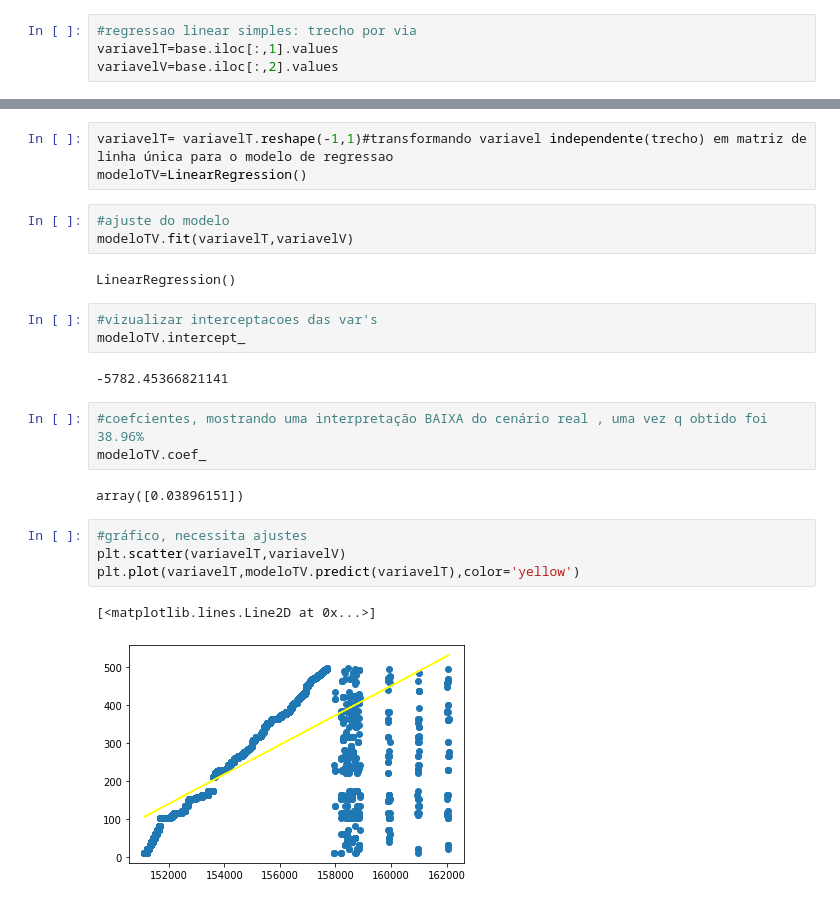
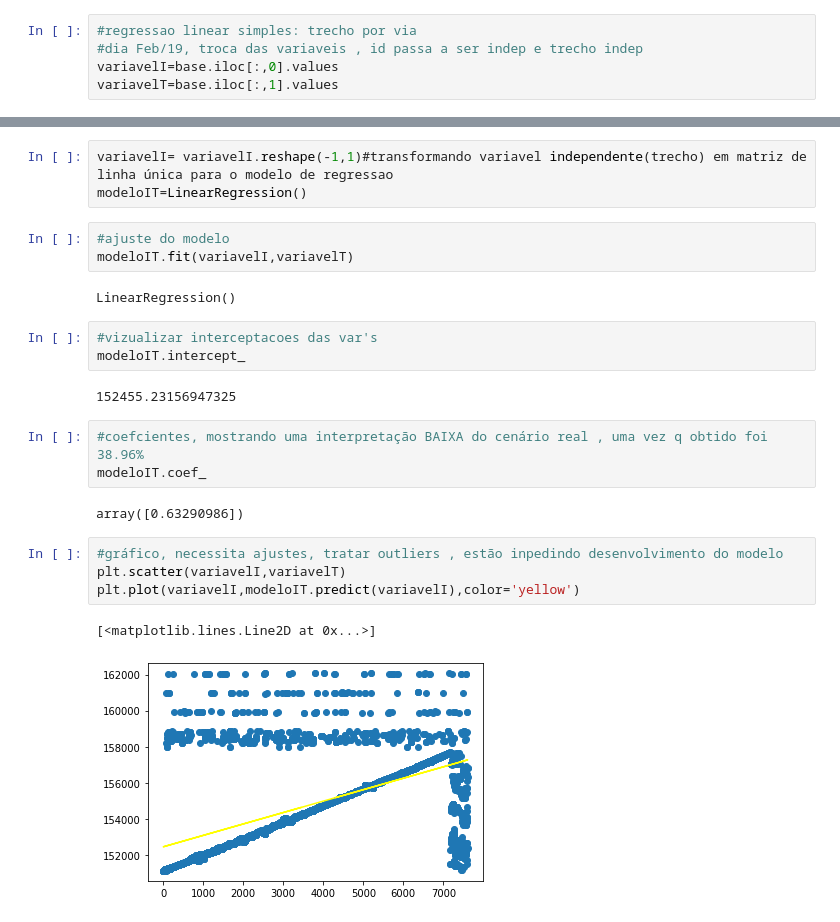
Before and after one commit to WandersonGustavo/Imersao_Alura, a Jupyter notebook: dnit_dados.ipynb, the cells around one changed output, grey strips where cells are left out. Drawn from its saved outputs; the diff is of its cells as text.

```diff
--- a/dnit_dados.ipynb
+++ b/dnit_dados.ipynb
@@ -123,7 +123,8 @@ Text(0.5, 1.0, 'Vias de trafego')
 [figure]
 # %%
 #regressao linear simples: trecho por via
+#dia Feb/19, troca das variaveis , id passa a ser indep e trecho indep
+variavelI=base.iloc[:,0].values
 variavelT=base.iloc[:,1].values
-variavelV=base.iloc[:,2].values
 # %%
 #construção da correlacao: 0.68 o que representa uma correlacao minimamente alta
@@ -135,25 +136,25 @@ array([[1.        , 0.68372183],
 # %%
-variavelT= variavelT.reshape(-1,1)#transformando variavel independente(trecho) em matriz de linha única para o modelo de regressao
-modeloTV=LinearRegression()
+variavelI= variavelI.reshape(-1,1)#transformando variavel independente(trecho) em matriz de linha única para o modelo de regressao
+modeloIT=LinearRegression()
 # %%
 #ajuste do modelo
-modeloTV.fit(variavelT,variavelV)
+modeloIT.fit(variavelI,variavelT)
 # %% [output]
 LinearRegression()
 # %%
 #vizualizar interceptacoes das var's
-modeloTV.intercept_
+modeloIT.intercept_
 # %% [output]
--5782.45366821141
+152455.23156947325
 # %%
 #coefcientes, mostrando uma interpretação BAIXA do cenário real , uma vez q obtido foi 38.96%
-modeloTV.coef_
+modeloIT.coef_
 # %% [output]
-array([0.03896151])
+array([0.63290986])
 # %%
-#gráfico, necessita ajustes
-plt.scatter(variavelT,variavelV)
-plt.plot(variavelT,modeloTV.predict(variavelT),color='yellow')
+#gráfico, necessita ajustes, tratar outliers , estão inpedindo desenvolvimento do modelo
+plt.scatter(variavelI,variavelT)
+plt.plot(variavelI,modeloIT.predict(variavelI),color='yellow')
 # %% [output]
 [<matplotlib.lines.Line2D at 0x...>]
-[figure, old version]
+[figure, new version]
```
Also changed, not shown: parts of 1 cell of this notebook.
